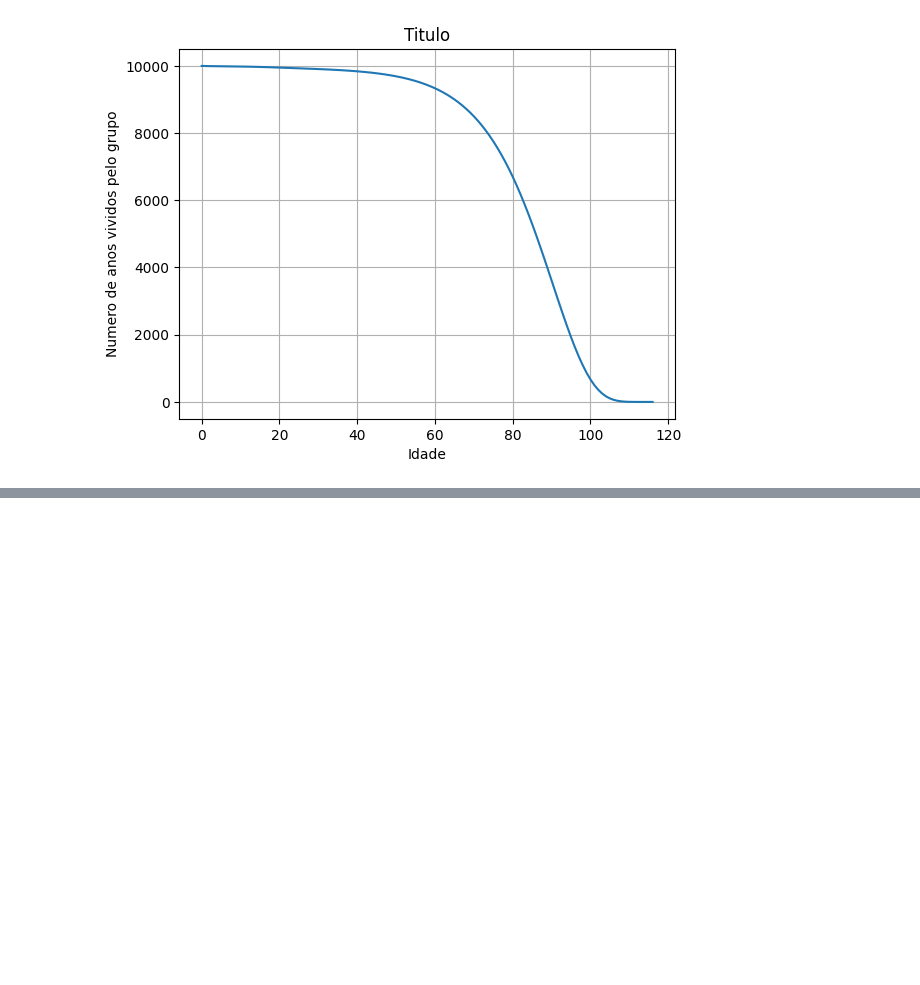
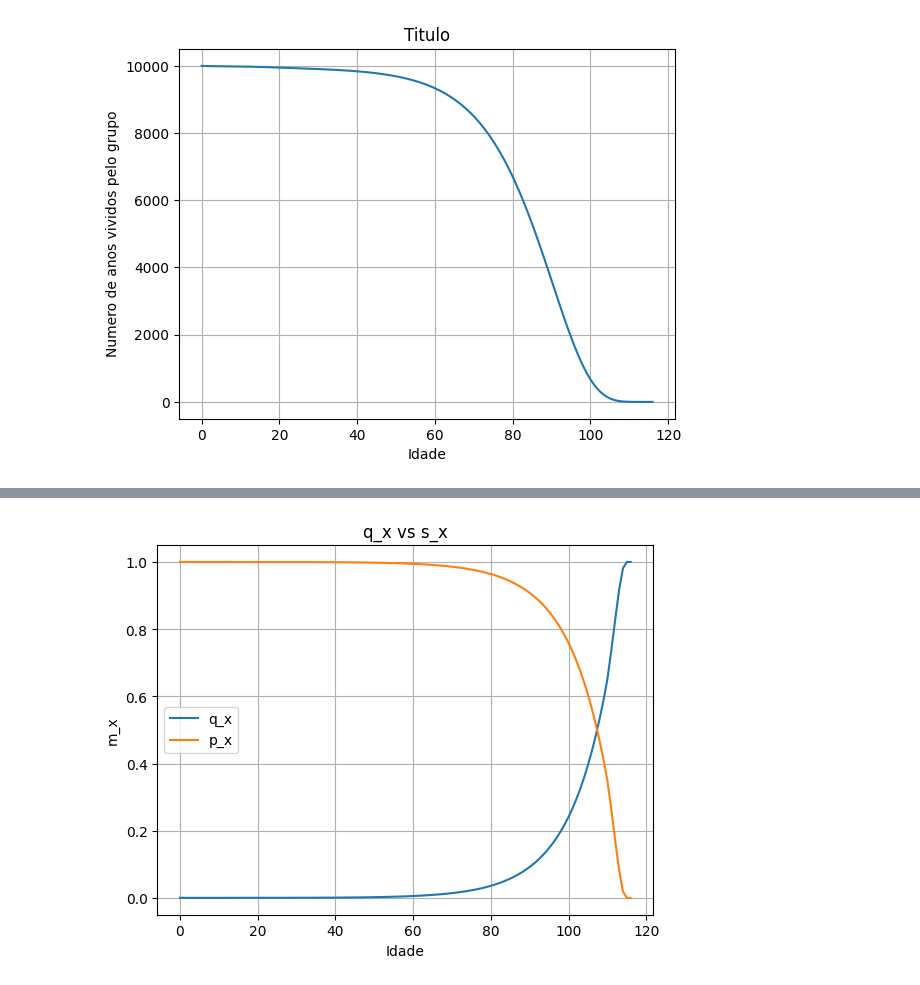
Before and after one commit to jgpds/Mortality-Table, a Jupyter notebook: Tabuas.ipynb, the cells around one changed output, grey strips where cells are left out. Cells and saved outputs as stored; diff of their text form; code cells hidden in the pictures; blank space fills up the shorter version.

```diff
--- a/Tabuas.ipynb
+++ b/Tabuas.ipynb
@@ -348,0 +369,11 @@ plt.show()
+# %%
+plt.xlabel("Idade")
+plt.ylabel("m_x")
+plt.title("q_x vs s_x")
+plt.plot(df2['x'], df2['q_x'], label = "q_x")
+plt.plot(df2['x'], df2['p_x'], label = "p_x")
+plt.legend()
+plt.grid()
+plt.show()
+# %% [output]
+[figure, added]
```
Also changed, not shown: parts of 5 cells of this notebook.
